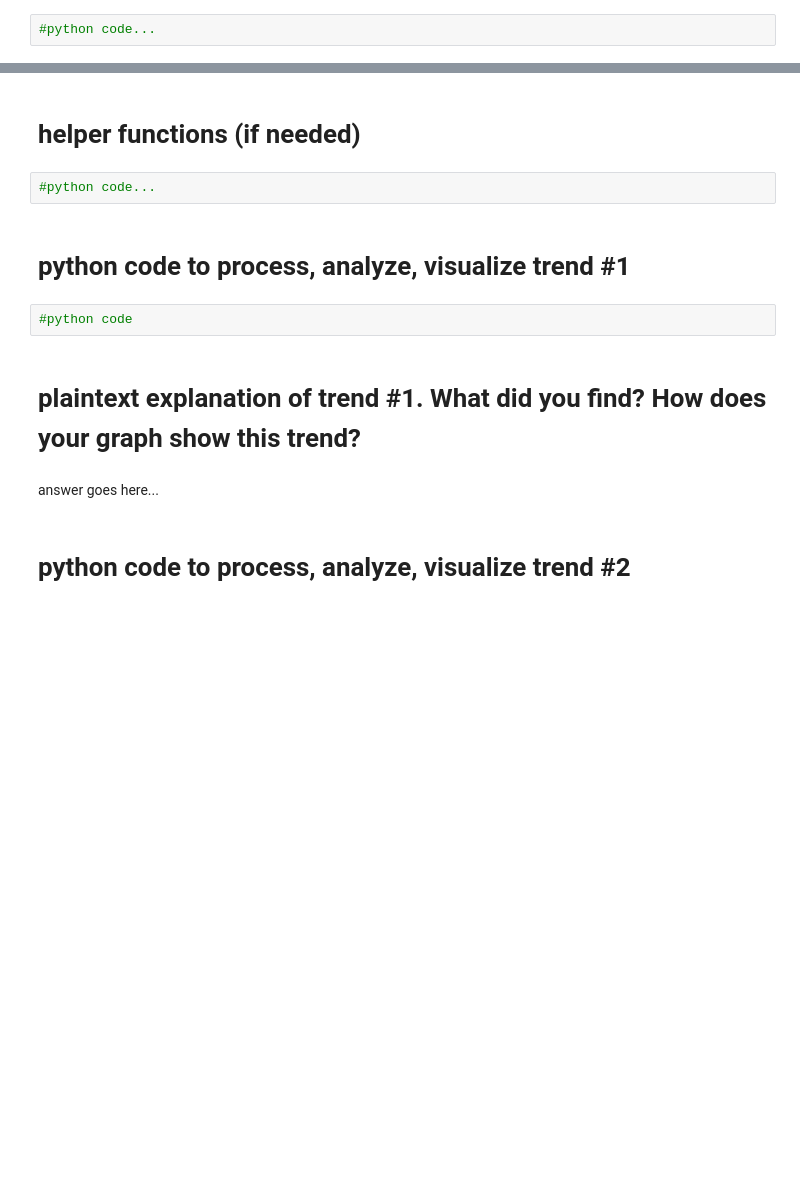
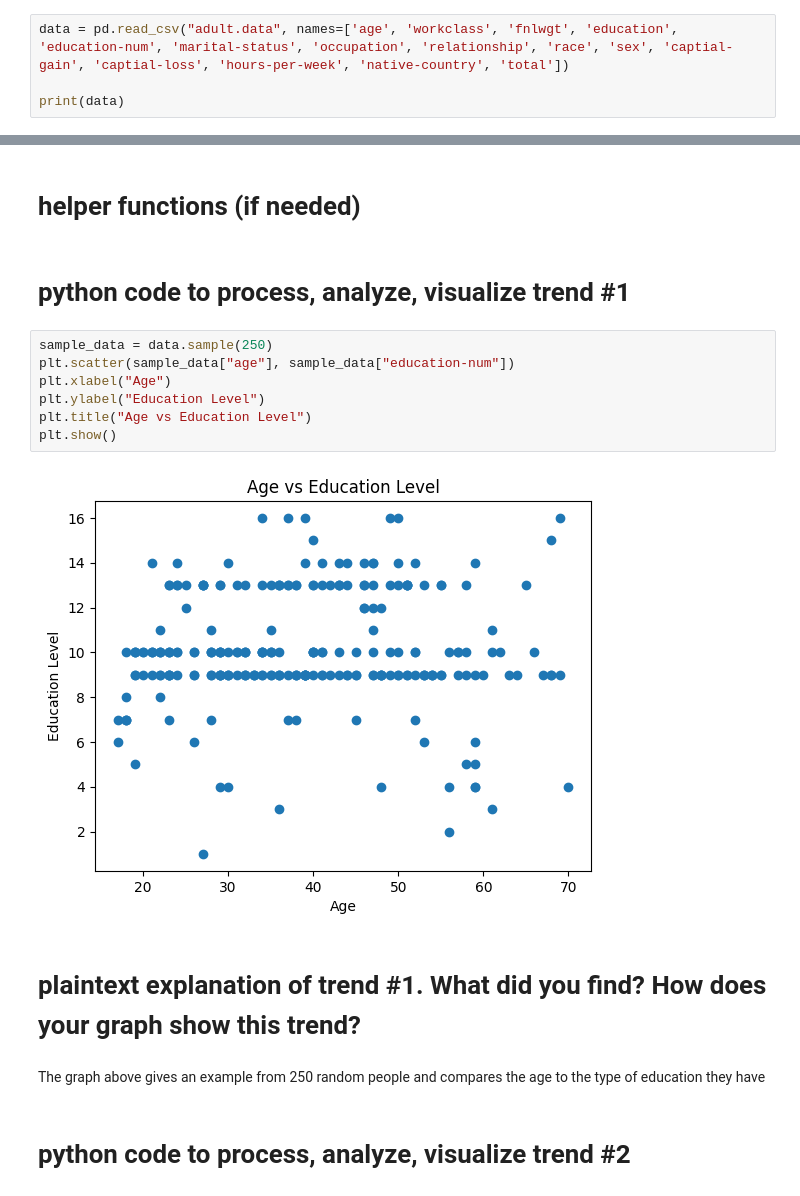
Before and after one commit to PatRakowicz/College-CS, a Jupyter notebook: CS-303/HW3/Homework_03-CensusDataViz.ipynb, the cells around one changed output, grey strips where cells are left out. Saved outputs shown, nothing was run; the diff lists cells and outputs as text; blank space fills up the shorter version.

```diff
--- a/CS-303/HW3/Homework_03-CensusDataViz.ipynb
+++ b/CS-303/HW3/Homework_03-CensusDataViz.ipynb
@@ -5,4 +6,6 @@
 # %% [markdown]
 # python code to read census data into pandas data frame
 # %%
-#python code...
+data = pd.read_csv("adult.data", names=['age', 'workclass', 'fnlwgt', 'education', 'education-num', 'marital-status', 'occupation', 'relationship', 'race', 'sex', 'captial-gain', 'captial-loss', 'hours-per-week', 'native-country', 'total'])
+
+print(data)
@@ -9,15 +30,20 @@
 # %% [markdown]
 # helper functions (if needed)
-# %%
-#python code...
 # %% [markdown]
 # python code to process, analyze, visualize trend #1
 # %%
-#python code
+sample_data = data.sample(250)
+plt.scatter(sample_data["age"], sample_data["education-num"])
+plt.xlabel("Age")
+plt.ylabel("Education Level")
+plt.title("Age vs Education Level")
+plt.show()
+# %% [output]
+[figure, added]
 # %% [markdown]
 # plaintext explanation of trend #1.  What did you find?  How does your graph show this trend?
 # %% [markdown]
-answer goes here...
+The graph above gives an example from 250 random people and compares the age to the type of education they have
 # %% [markdown]
 # python code to process, analyze, visualize trend #2
 # %%
```
Also changed, not shown: parts of 10 cells of this notebook.
